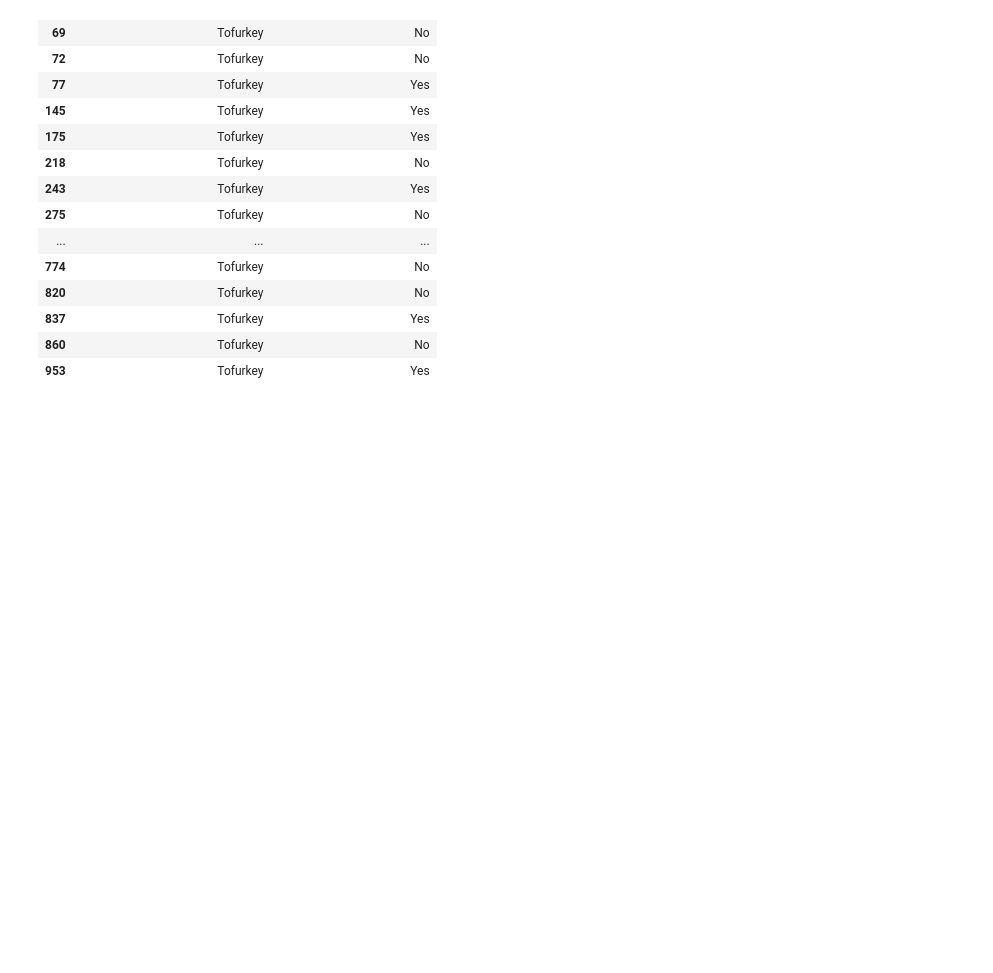
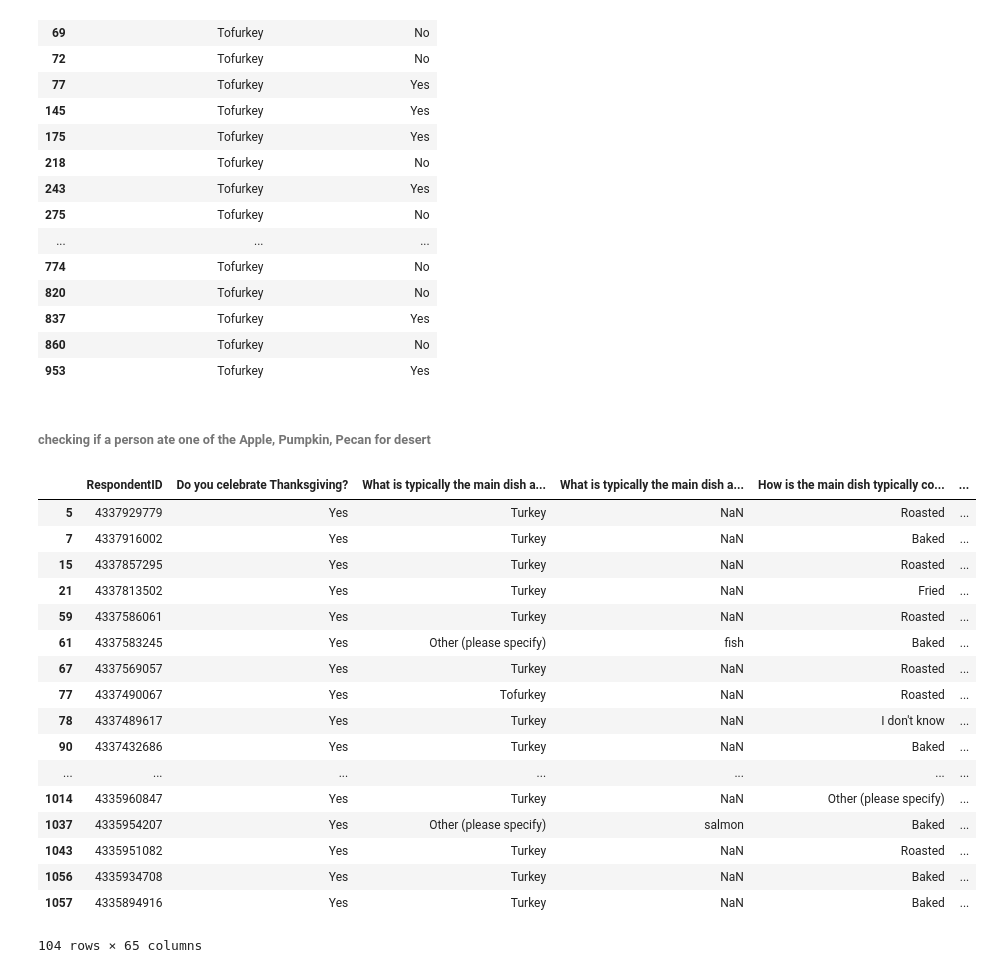
Before and after one commit to niloofarnth/US_thanksgiving_dinner, a Jupyter notebook: US_Thanksgiving_dinner.ipynb, the cells around one changed output. Drawn from its saved outputs; the diff is of its cells as text; code cells hidden in the pictures; blank space fills up the shorter version.

Commit message:
check if a person ate either of apple,pecan,pumpkin for dessert

```diff
--- a/US_Thanksgiving_dinner.ipynb
+++ b/US_Thanksgiving_dinner.ipynb
@@ -79,3 +79,30 @@ data_celebrate[['What is typically the main dish at your Thanksgiving dinner?','
 | 837 | Tofurkey | Yes |
 | 860 | Tofurkey | No |
 | 953 | Tofurkey | Yes |
+# %% [markdown]
+###### checking if a person ate one of  the  Apple, Pumpkin, Pecan for desert
+# %%
+ate_pies = data_celebrate[pd.isnull(data_celebrate['Which type of pie is typically served at your Thanksgiving dinner? Please select all that apply. - Apple']) &\
+                         pd.isnull(data_celebrate['Which type of pie is typically served at your Thanksgiving dinner? Please select all that apply. - Pumpkin']) &\
+                                        pd.isnull(data_celebrate['Which type of pie is typically served at your Thanksgiving dinner? Please select all that apply. - Pecan'])]
+# %%
+ate_pies
+# %% [output]
+|  | RespondentID | Do you celebrate Thanksgiving? | What is typically the main dish a... | What is typically the main dish a... | How is the main dish typically co... | ... |
+| 5 | 4337929779 | Yes | Turkey | NaN | Roasted | ... |
+| 7 | 4337916002 | Yes | Turkey | NaN | Baked | ... |
+| 15 | 4337857295 | Yes | Turkey | NaN | Roasted | ... |
+| 21 | 4337813502 | Yes | Turkey | NaN | Fried | ... |
+| 59 | 4337586061 | Yes | Turkey | NaN | Roasted | ... |
+| 61 | 4337583245 | Yes | Other (please specify) | fish | Baked | ... |
+| 67 | 4337569057 | Yes | Turkey | NaN | Roasted | ... |
+| 77 | 4337490067 | Yes | Tofurkey | NaN | Roasted | ... |
+| 78 | 4337489617 | Yes | Turkey | NaN | I don't know | ... |
+| 90 | 4337432686 | Yes | Turkey | NaN | Baked | ... |
+| ... | ... | ... | ... | ... | ... | ... |
+| 1014 | 4335960847 | Yes | Turkey | NaN | Other (please specify) | ... |
+| 1037 | 4335954207 | Yes | Other (please specify) | salmon | Baked | ... |
+| 1043 | 4335951082 | Yes | Turkey | NaN | Roasted | ... |
+| 1056 | 4335934708 | Yes | Turkey | NaN | Baked | ... |
+| 1057 | 4335894916 | Yes | Turkey | NaN | Baked | ... |
+104 rows × 65 columns
```
